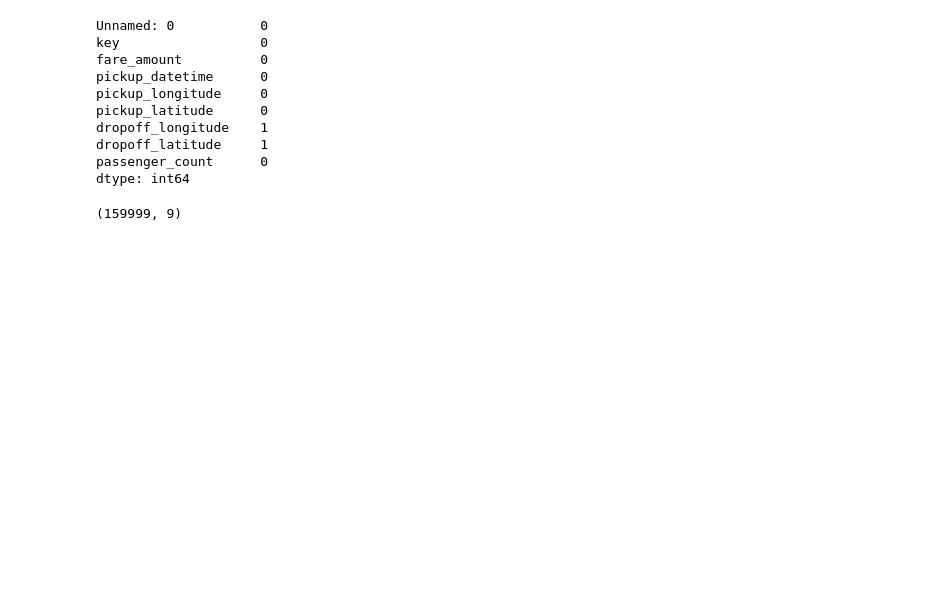
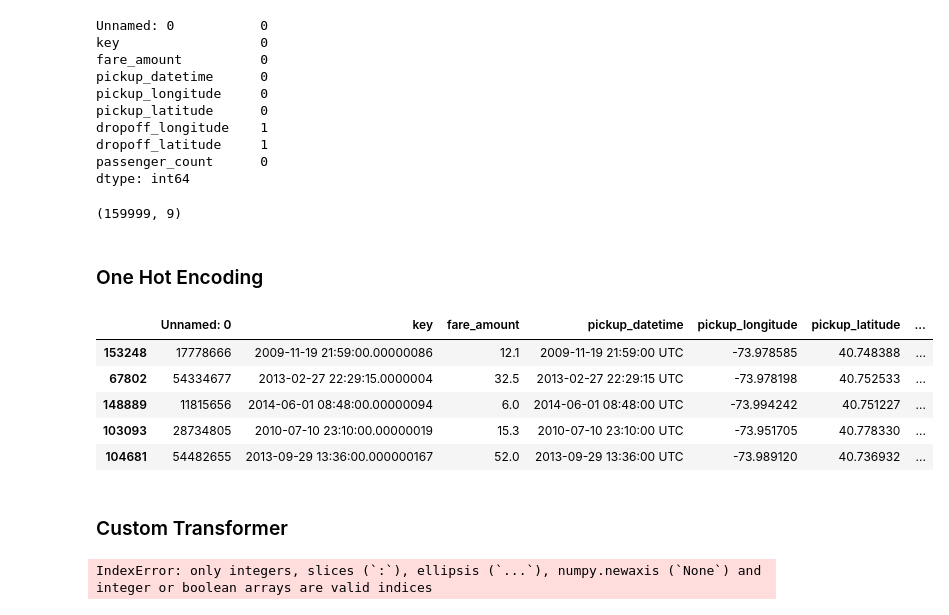
Before and after one commit to wyattsaltzman/Applied-ML-project-3, a Jupyter notebook: uber_dataset.ipynb, the cells around one changed output. Drawn from its saved outputs; the diff is of its cells as text; code cells hidden in the pictures; blank space fills up the shorter version.

```diff
--- a/uber_dataset.ipynb
+++ b/uber_dataset.ipynb
@@ -100,3 +100,22 @@ uber = uber.dropna()
 uber.shape
 # %% [output]
 (159999, 9)
+# %% [markdown]
+### One Hot Encoding
+# %%
+uber['date'] = pd.to_datetime(uber['pickup_datetime'])
+uber['day'] = uber['date'].dt.dayofweek
+uber['hour'] = uber['date'].dt.hour
+# %%
+uber['weekend'] = uber['day'].apply(lambda x: 'yes' if x in [5,6] else 'no')
+# %%
+uber.head()
+# %% [output]
+|  | Unnamed: 0 | key | fare_amount | pickup_datetime | pickup_longitude | pickup_latitude | ... |
+| 153248 | 17778666 | 2009-11-19 21:59:00.00000086 | 12.1 | 2009-11-19 21:59:00 UTC | -73.978585 | 40.748388 | ... |
+| 67802 | 54334677 | 2013-02-27 22:29:15.0000004 | 32.5 | 2013-02-27 22:29:15 UTC | -73.978198 | 40.752533 | ... |
+| 148889 | 11815656 | 2014-06-01 08:48:00.00000094 | 6.0 | 2014-06-01 08:48:00 UTC | -73.994242 | 40.751227 | ... |
+| 103093 | 28734805 | 2010-07-10 23:10:00.00000019 | 15.3 | 2010-07-10 23:10:00 UTC | -73.951705 | 40.778330 | ... |
+| 104681 | 54482655 | 2013-09-29 13:36:00.000000167 | 52.0 | 2013-09-29 13:36:00 UTC | -73.989120 | 40.736932 | ... |
+# %% [markdown]
+### Custom Transformer
@@ -102,0 +170,5 @@ uber.shape
+# %%
+CT = CustomTransformer(add_weekends=True, cyclic_time=True)
+housing_with_date_features = CT.transform(uber.values)
+# %% [output]
+IndexError: only integers, slices (`:`), ellipsis (`...`), numpy.newaxis (`None`) and integer or boolean arrays are valid indices
```
Also changed, not shown: parts of 8 cells of this notebook.
